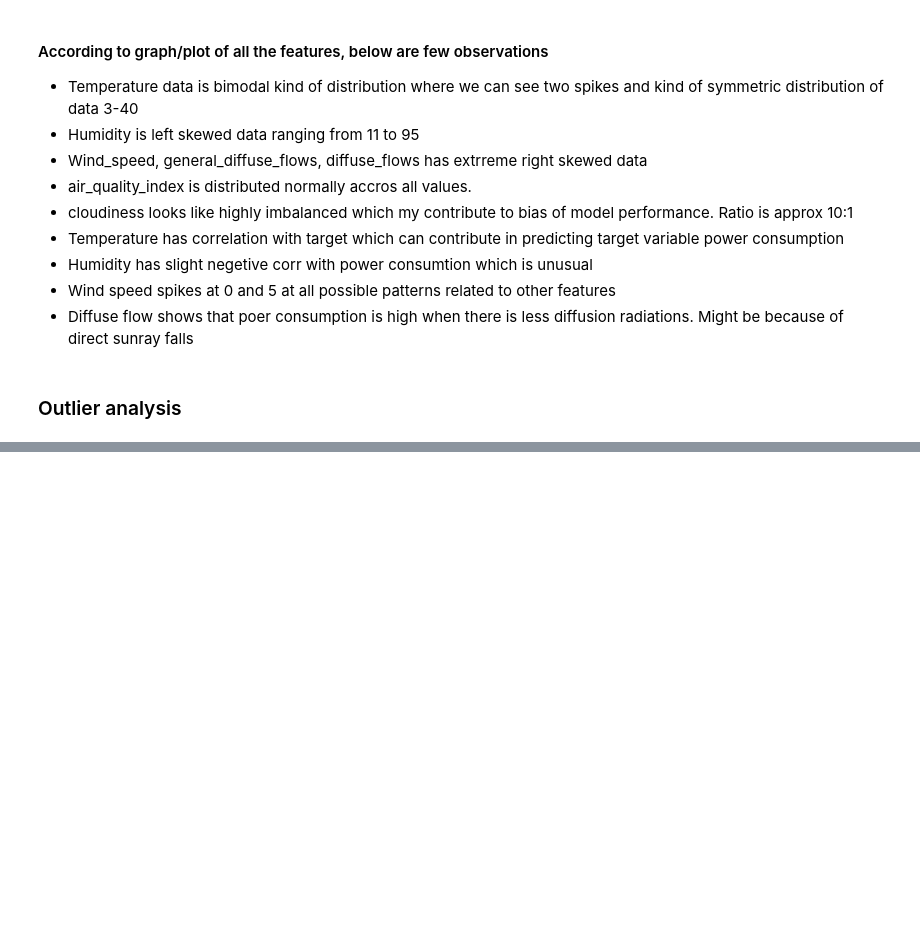
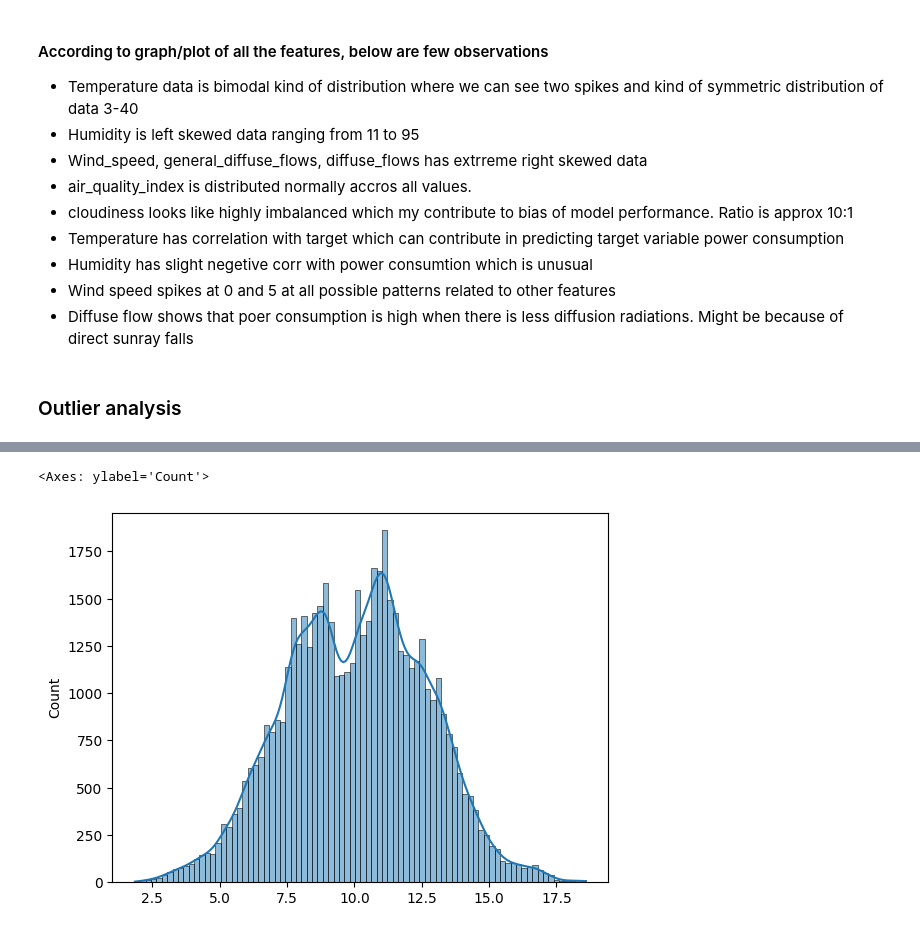
Before and after one commit to nareshrbg/power-consumption-predictor, a Jupyter notebook: power-consumption-predictor.ipynb, the cells around one changed output, grey strips where cells are left out. Saved outputs shown, nothing was run; the diff lists cells and outputs as text; code cells hidden in the pictures; blank space fills up the shorter version.

```diff
--- a/power-consumption-predictor.ipynb
+++ b/power-consumption-predictor.ipynb
@@ -430,0 +518,5 @@ plt.show()
+# %%
+sns.histplot(df, x=transformed_value, kde=True)
+# %% [output]
+<Axes: ylabel='Count'>
+[figure, added]
```
Also changed, not shown: parts of 21 cells of this notebook.
